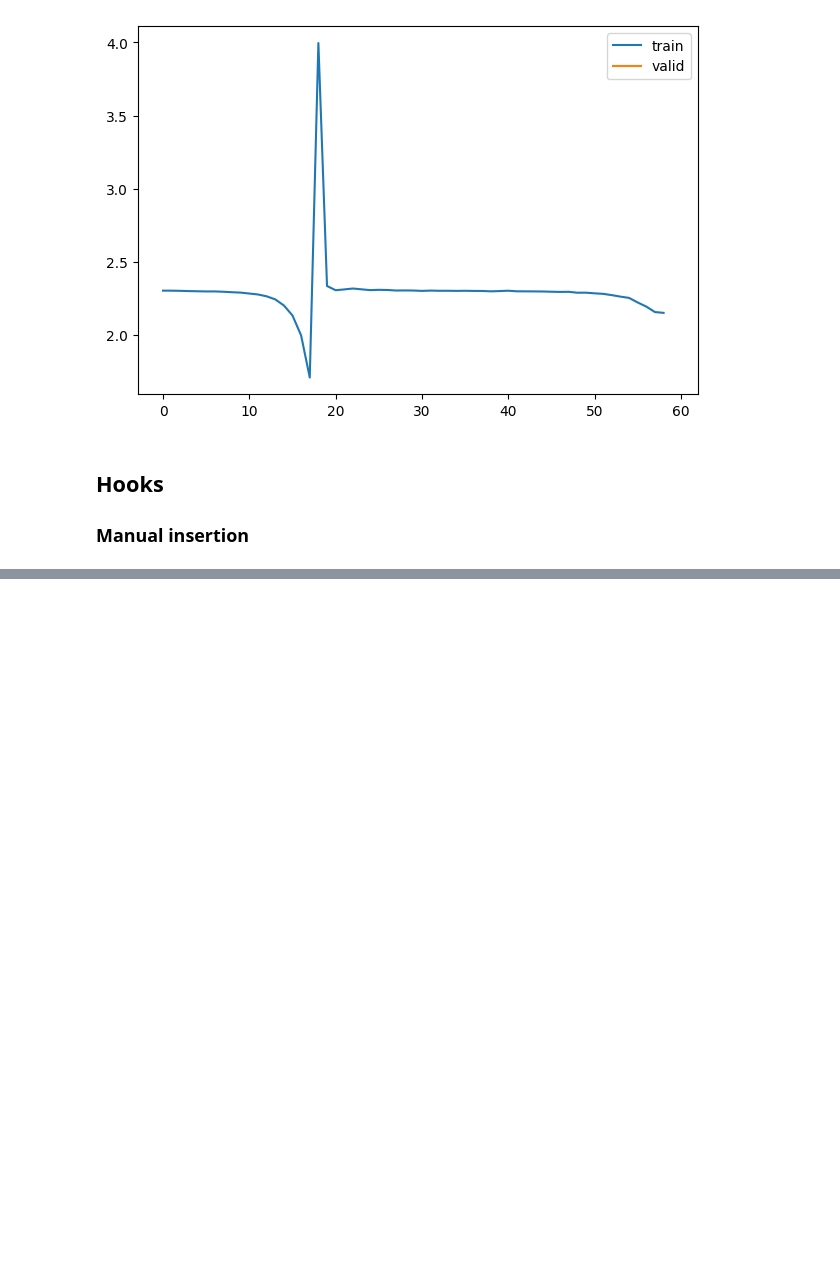
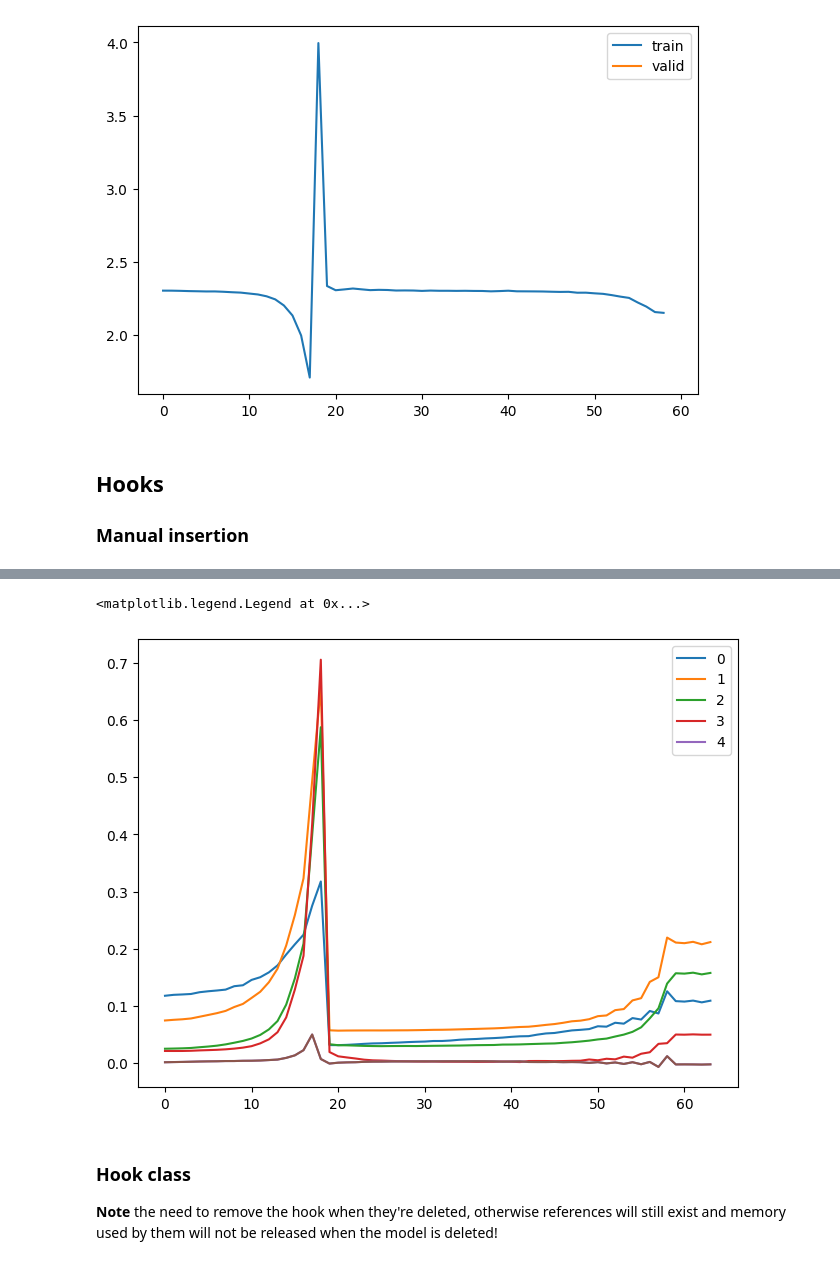
Before and after one commit to teome/diffusion-play, a Jupyter notebook: nbs/10_activations.ipynb, the cells around one changed output, grey strips where cells are left out. Saved outputs shown, nothing was run; the diff lists cells and outputs as text; code cells hidden in the pictures; blank space fills up the shorter version.

```diff
--- a/nbs/10_activations.ipynb
+++ b/nbs/10_activations.ipynb
@@ -129,0 +139,2 @@ logging.disable(logging.WARNING)
+# %%
+fit(model)
@@ -129,0 +147,10 @@ logging.disable(logging.WARNING)
+# %%
+for o in act_means: plt.plot(o)
+plt.legend(range(len(model)-1))
+# %% [output]
+<matplotlib.legend.Legend at 0x...>
+[figure, added]
+# %% [markdown]
+### Hook class
+
+__Note__ the need to remove the hook when they're deleted, otherwise references will still exist and memory used by them will not be released when the model is deleted!
```
Also changed, not shown: parts of 11 cells of this notebook.
